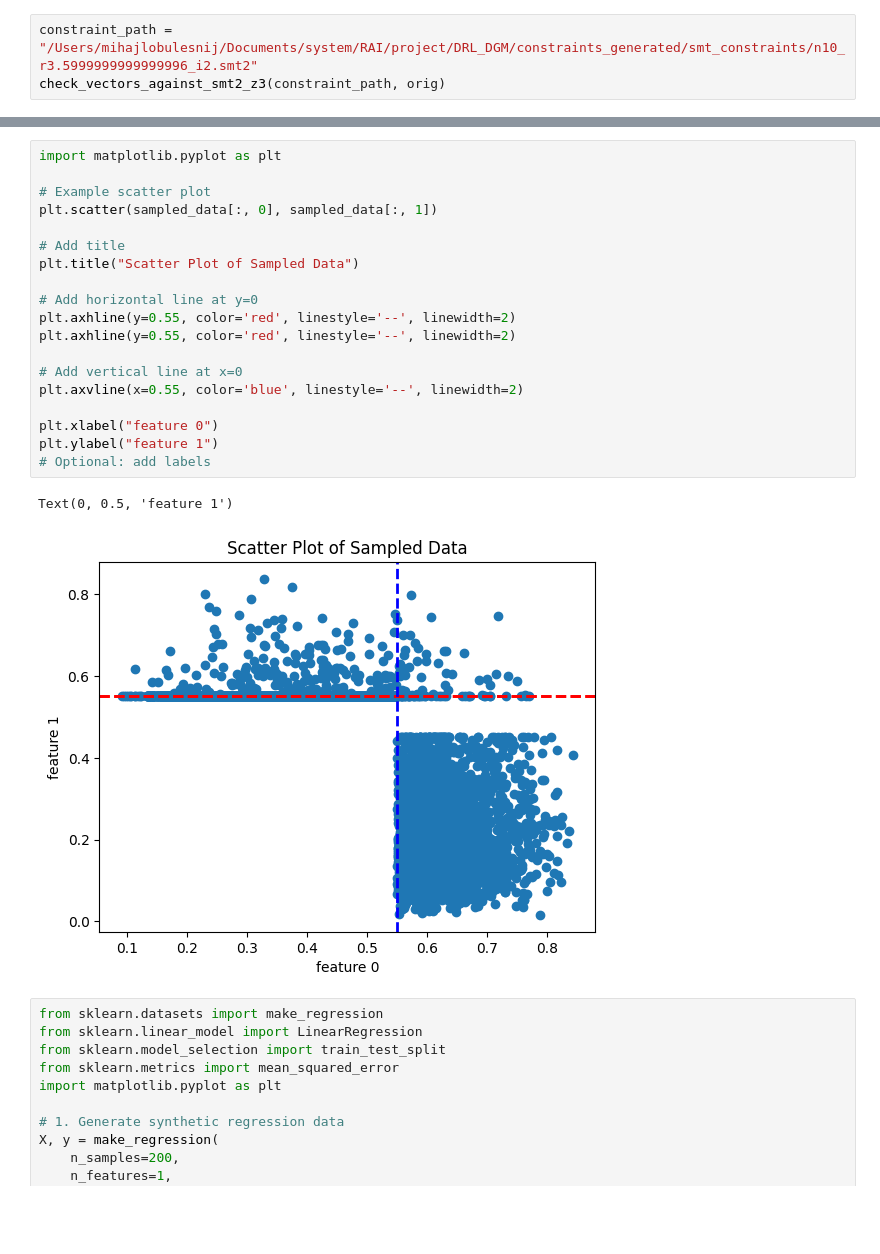
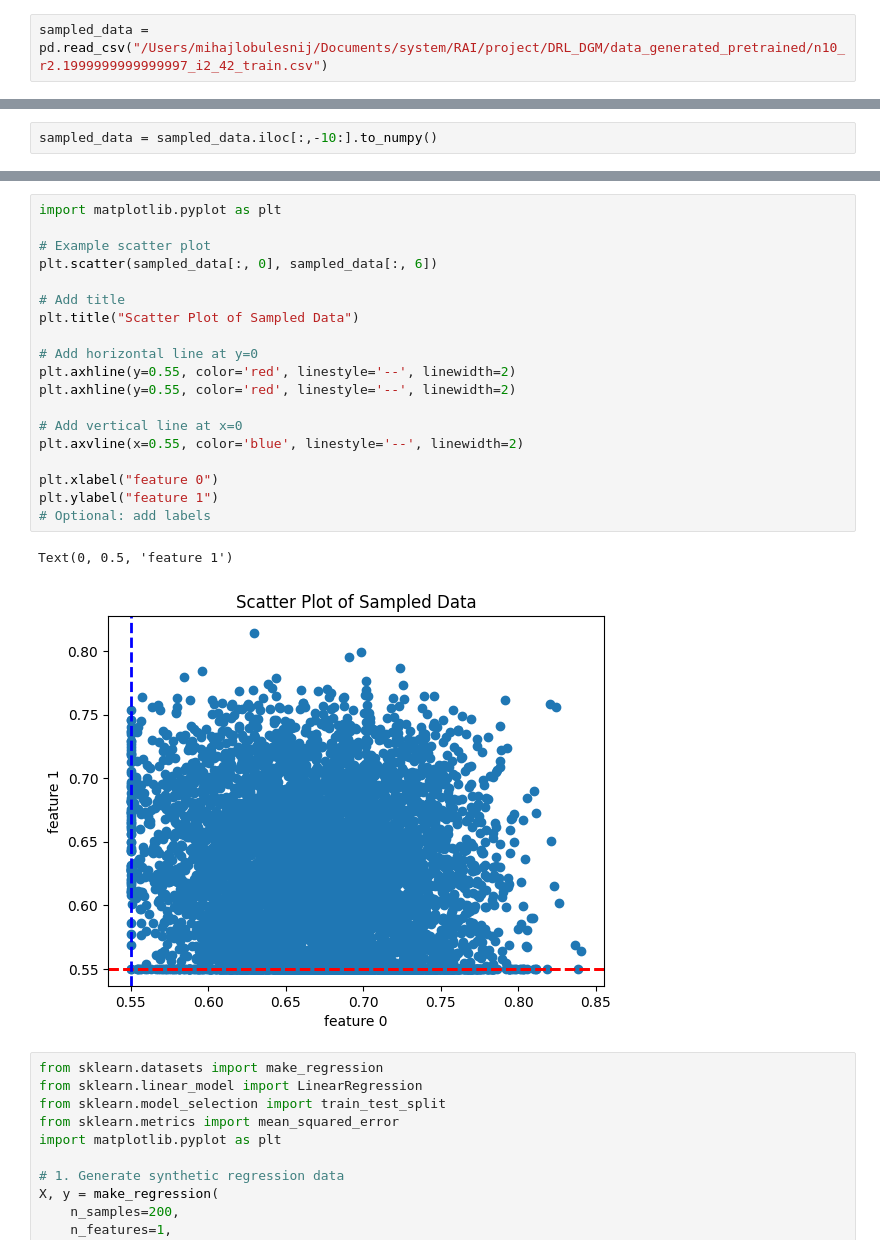
Before and after one commit to mikl123/DRL_DGM, a Jupyter notebook: generated_data_vis.ipynb, the cells around one changed output, grey strips where cells are left out. Saved outputs shown, nothing was run; the diff lists cells and outputs as text; blank space fills up the shorter version.

```diff
--- a/generated_data_vis.ipynb
+++ b/generated_data_vis.ipynb
@@ -136,3 +24,2 @@ def check_vectors_against_smt2_z3(smt2_path, vectors):
 # %%
-constraint_path = "/Users/mihajlobulesnij/Documents/system/RAI/project/DRL_DGM/constraints_generated/smt_constraints/n10_r3.5999999999999996_i2.smt2"
-check_vectors_against_smt2_z3(constraint_path, orig)
+sampled_data = pd.read_csv("/Users/mihajlobulesnij/Documents/system/RAI/project/DRL_DGM/data_generated_pretrained/n10_r2.1999999999999997_i2_42_train.csv")
@@ -150,0 +26,2 @@ plt.hist(sampled_data[:, 0])
+# %%
+sampled_data = sampled_data.iloc[:,-10:].to_numpy()
@@ -161,25 +52,25 @@ plt.hist(sampled_data[:, 1])
 # %%
 import matplotlib.pyplot as plt
 
 # Example scatter plot
-plt.scatter(sampled_data[:, 0], sampled_data[:, 1])
+plt.scatter(sampled_data[:, 0], sampled_data[:, 6])
 
 # Add title
 plt.title("Scatter Plot of Sampled Data")
 
 # Add horizontal line at y=0
 plt.axhline(y=0.55, color='red', linestyle='--', linewidth=2)
 plt.axhline(y=0.55, color='red', linestyle='--', linewidth=2)
 
 # Add vertical line at x=0
 plt.axvline(x=0.55, color='blue', linestyle='--', linewidth=2)
 
 plt.xlabel("feature 0")
 plt.ylabel("feature 1")
 # Optional: add labels
 # %% [output]
 Text(0, 0.5, 'feature 1')
-[figure, old version]
+[figure, new version]
 # %%
 from sklearn.datasets import make_regression
 from sklearn.linear_model import LinearRegression
```
Also changed, not shown: parts of 35 cells of this notebook, 23 other files.
